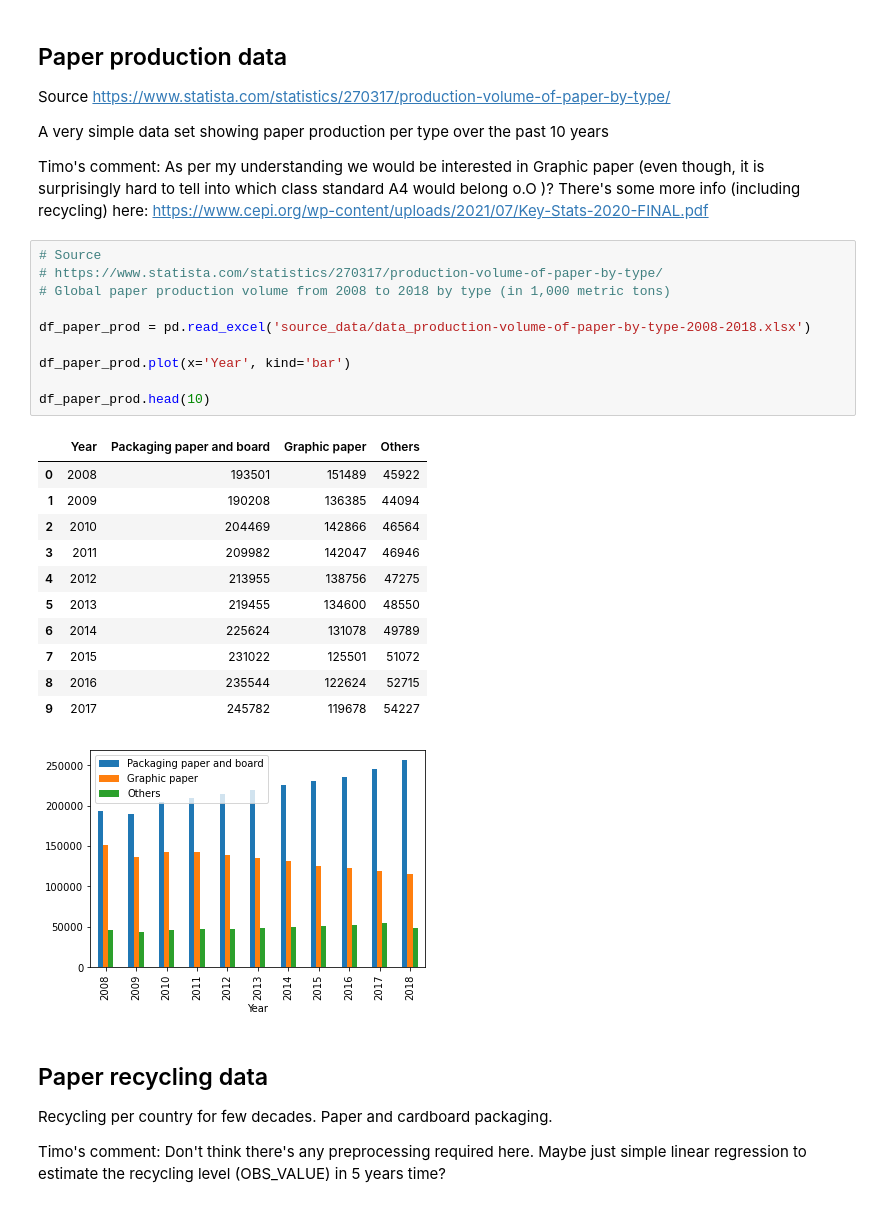
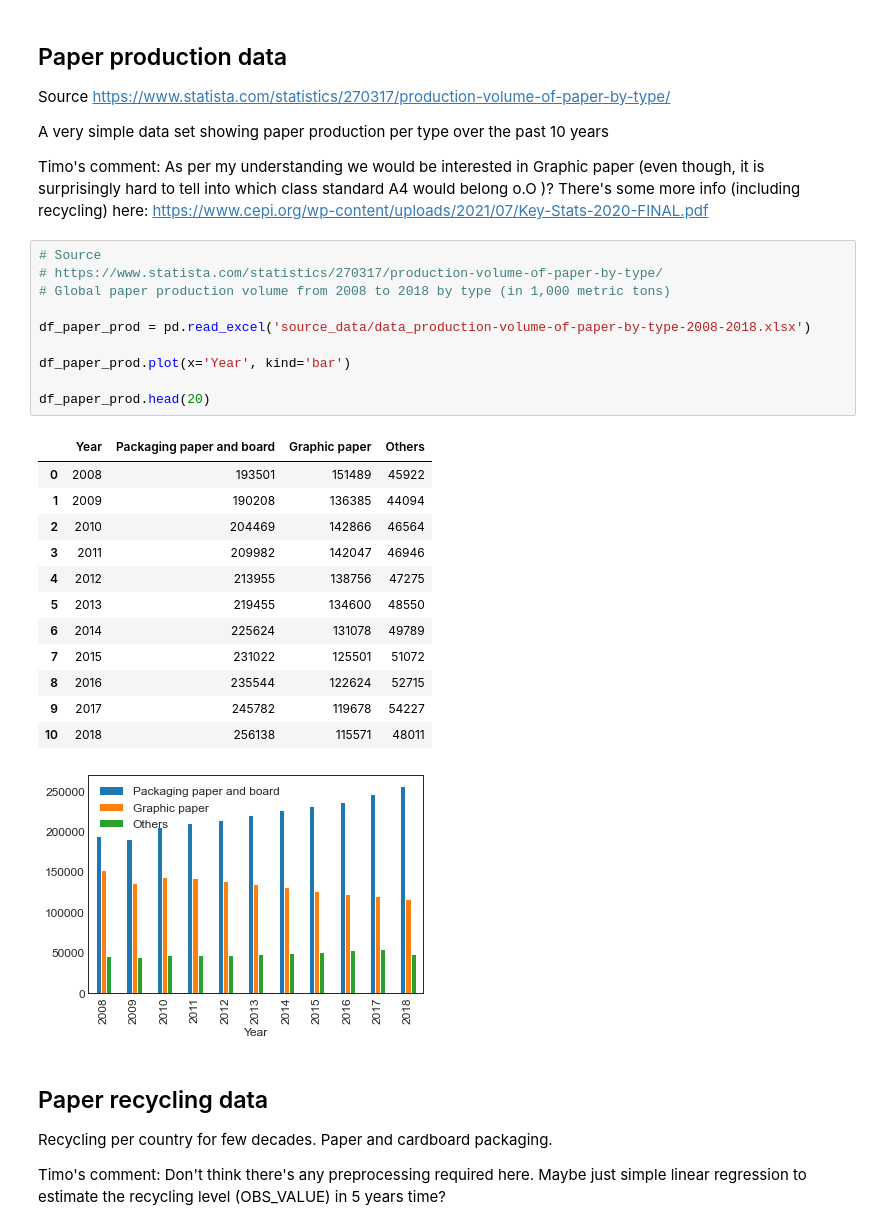
Before and after one commit to TimoKoski/IDS_project, a Jupyter notebook: IDS_group_notebook.ipynb, the cells around one changed output. Drawn from its saved outputs; the diff is of its cells as text.

```diff
--- a/IDS_group_notebook.ipynb
+++ b/IDS_group_notebook.ipynb
@@ -129,26 +182,27 @@ Timo's comment: As per my understanding we would be interested in Graphic paper
 # %%
 # Source
 # https://www.statista.com/statistics/270317/production-volume-of-paper-by-type/
 # Global paper production volume from 2008 to 2018 by type (in 1,000 metric tons)
 
 df_paper_prod = pd.read_excel('source_data/data_production-volume-of-paper-by-type-2008-2018.xlsx')
 
 df_paper_prod.plot(x='Year', kind='bar')
 
-df_paper_prod.head(10)
+df_paper_prod.head(20)
 # %% [output]
 |  | Year | Packaging paper and board | Graphic paper | Others |
 | 0 | 2008 | 193501 | 151489 | 45922 |
 | 1 | 2009 | 190208 | 136385 | 44094 |
 | 2 | 2010 | 204469 | 142866 | 46564 |
 | 3 | 2011 | 209982 | 142047 | 46946 |
 | 4 | 2012 | 213955 | 138756 | 47275 |
 | 5 | 2013 | 219455 | 134600 | 48550 |
 | 6 | 2014 | 225624 | 131078 | 49789 |
 | 7 | 2015 | 231022 | 125501 | 51072 |
 | 8 | 2016 | 235544 | 122624 | 52715 |
 | 9 | 2017 | 245782 | 119678 | 54227 |
+| 10 | 2018 | 256138 | 115571 | 48011 |
-[figure, old version]
+[figure, new version]
 # %% [markdown]
 ## Paper recycling data
 
```
Also changed, not shown: parts of 18 cells of this notebook.
